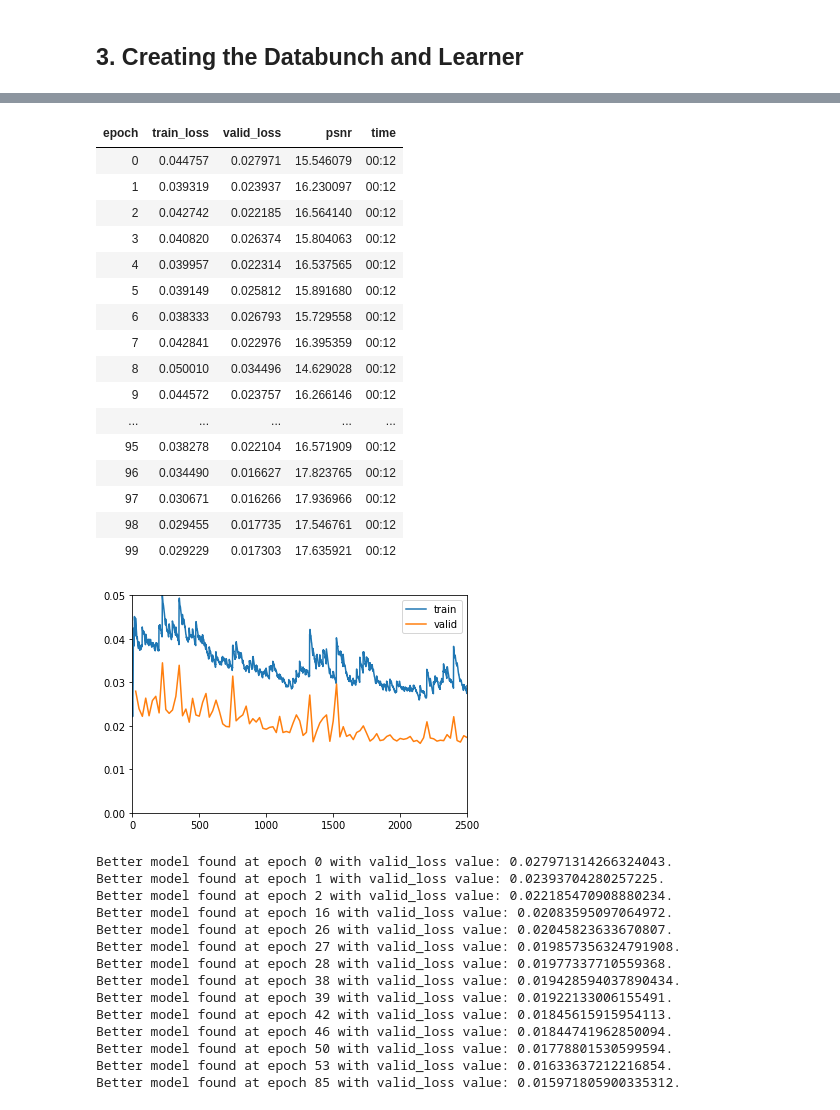
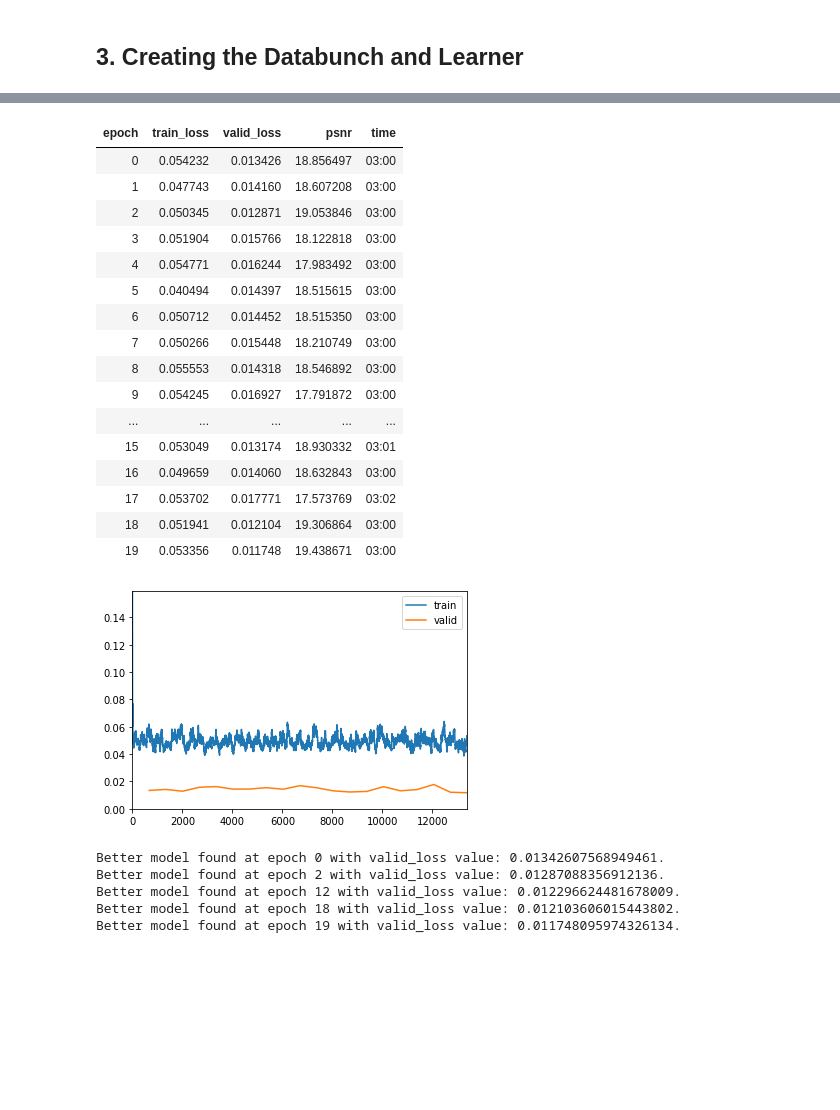
Before and after one commit to thiagodma/Pytorch_exs, a Jupyter notebook: FillNet/fillNet.ipynb, the cells around one changed output, grey strips where cells are left out. Cells and saved outputs as stored; diff of their text form; code cells hidden in the pictures; blank space fills up the shorter version.

Commit message:
finished training with imagenette

```diff
--- a/FillNet/fillNet.ipynb
+++ b/FillNet/fillNet.ipynb
@@ -73,24 +73,22 @@ class CustomDataset(Dataset):
     def __getitem__(self,idx):
         if torch.is_tensor(idx):
             idx = idx.tolist()
-        #import pdb;pdb.set_trace()
+
         img = io.imread(self.files[idx])
         if len(img.shape) < 3:
-            aux = np.zeros(shape=(160,160,3))
+            aux = np.zeros(shape=(img.shape[0],img.shape[1],3), dtype=np.uint8)
             aux[:,:,0] = img
             aux[:,:,1] = img
             aux[:,:,2] = img
             img = aux
 
-        #import pdb;pdb.set_trace()
-        #img = img.transpose((2,0,1))
-        #img = torch.from_numpy(img)
-
         if self.tfms:
-            #import pdb;pdb.set_trace()
+            #try:
             img = self.tfms(Image.fromarray(img))
-        #import pdb;pdb.set_trace()
-
+            #except:
+            #    print(self.files[idx])
+            #    print(img.shape)
+            #    import pdb;pdb.set_trace()
 
         row_init = np.random.randint(0,img.shape[1]-self.window_size)
         col_init = np.random.randint(0,img.shape[2]-self.window_size)
@@ -131,6 +129,6 @@ valid_ds.show(0)
 # %%
-train_dl = DataLoader(train_ds, batch_size=32,shuffle=True,num_workers=2)
-valid_dl = DataLoader(train_ds, batch_size=32,shuffle=True,num_workers=2)
+train_dl = DataLoader(train_ds, batch_size=16,shuffle=True,num_workers=2)
+valid_dl = DataLoader(train_ds, batch_size=16,shuffle=True,num_workers=2)
 # %%
 inputs, classes = next(iter(train_dl))
 # %%
@@ -194,5 +193,5 @@ Min loss divided by 10: 4.47E-01
 # %%
-learn.fit_one_cycle(20, max_lr=9.12e-4,
+learn.fit_one_cycle(20, max_lr=6.92e-4,
                     callbacks=[callbacks.SaveModelCallback(learn, every='improvement', monitor='valid_loss', name='stage-1')],)
 # %% [output]
 | epoch | train_loss | valid_loss | psnr | time |
@@ -257,4 +251,4 @@ def show_results(learn,figsize=(5,5)):
     ax2.imshow(pred.astype(np.uint8))
     ax2.title.set_text('Prediction')
 # %%
-learn.load('stage-1')
+_ = learn.load('stage-1')
@@ -288,37 +297,28 @@ LR Finder is complete, type {learner_name}.recorder.plot() to see the graph.
 # %%
-learn.fit_one_cycle(100, slice(1e-6,1e-4),
+learn.fit_one_cycle(20, slice(1e-5,1e-3),
                     callbacks=[callbacks.SaveModelCallback(learn, every='improvement', monitor='valid_loss', name='stage-2')])
 # %% [output]
 | epoch | train_loss | valid_loss | psnr | time |
-| 0 | 0.044757 | 0.027971 | 15.546079 | 00:12 |
-| 1 | 0.039319 | 0.023937 | 16.230097 | 00:12 |
-| 2 | 0.042742 | 0.022185 | 16.564140 | 00:12 |
-| 3 | 0.040820 | 0.026374 | 15.804063 | 00:12 |
-| 4 | 0.039957 | 0.022314 | 16.537565 | 00:12 |
-| 5 | 0.039149 | 0.025812 | 15.891680 | 00:12 |
-| 6 | 0.038333 | 0.026793 | 15.729558 | 00:12 |
-| 7 | 0.042841 | 0.022976 | 16.395359 | 00:12 |
-| 8 | 0.050010 | 0.034496 | 14.629028 | 00:12 |
-| 9 | 0.044572 | 0.023757 | 16.266146 | 00:12 |
+| 0 | 0.054232 | 0.013426 | 18.856497 | 03:00 |
+| 1 | 0.047743 | 0.014160 | 18.607208 | 03:00 |
+| 2 | 0.050345 | 0.012871 | 19.053846 | 03:00 |
+| 3 | 0.051904 | 0.015766 | 18.122818 | 03:00 |
+| 4 | 0.054771 | 0.016244 | 17.983492 | 03:00 |
+| 5 | 0.040494 | 0.014397 | 18.515615 | 03:00 |
+| 6 | 0.050712 | 0.014452 | 18.515350 | 03:00 |
+| 7 | 0.050266 | 0.015448 | 18.210749 | 03:00 |
+| 8 | 0.055553 | 0.014318 | 18.546892 | 03:00 |
+| 9 | 0.054245 | 0.016927 | 17.791872 | 03:00 |
 | ... | ... | ... | ... | ... |
-| 95 | 0.038278 | 0.022104 | 16.571909 | 00:12 |
-| 96 | 0.034490 | 0.016627 | 17.823765 | 00:12 |
-| 97 | 0.030671 | 0.016266 | 17.936966 | 00:12 |
-| 98 | 0.029455 | 0.017735 | 17.546761 | 00:12 |
-| 99 | 0.029229 | 0.017303 | 17.635921 | 00:12 |
+| 15 | 0.053049 | 0.013174 | 18.930332 | 03:01 |
+| 16 | 0.049659 | 0.014060 | 18.632843 | 03:00 |
+| 17 | 0.053702 | 0.017771 | 17.573769 | 03:02 |
+| 18 | 0.051941 | 0.012104 | 19.306864 | 03:00 |
+| 19 | 0.053356 | 0.011748 | 19.438671 | 03:00 |
-[figure, old version]
+[figure, new version]
-Better model found at epoch 0 with valid_loss value: 0.027971314266324043.
-Better model found at epoch 1 with valid_loss value: 0.02393704280257225.
-Better model found at epoch 2 with valid_loss value: 0.022185470908880234.
-Better model found at epoch 16 with valid_loss value: 0.02083595097064972.
-Better model found at epoch 26 with valid_loss value: 0.02045823633670807.
-Better model found at epoch 27 with valid_loss value: 0.019857356324791908.
-Better model found at epoch 28 with valid_loss value: 0.01977337710559368.
-Better model found at epoch 38 with valid_loss value: 0.019428594037890434.
-Better model found at epoch 39 with valid_loss value: 0.01922133006155491.
-Better model found at epoch 42 with valid_loss value: 0.01845615915954113.
-Better model found at epoch 46 with valid_loss value: 0.01844741962850094.
-Better model found at epoch 50 with valid_loss value: 0.01778801530599594.
-Better model found at epoch 53 with valid_loss value: 0.01633637212216854.
-Better model found at epoch 85 with valid_loss value: 0.015971805900335312.
+Better model found at epoch 0 with valid_loss value: 0.01342607568949461.
+Better model found at epoch 2 with valid_loss value: 0.01287088356912136.
+Better model found at epoch 12 with valid_loss value: 0.012296624481678009.
+Better model found at epoch 18 with valid_loss value: 0.012103606015443802.
+Better model found at epoch 19 with valid_loss value: 0.011748095974326134.
 # %%
```
Also changed, not shown: parts of 20 cells of this notebook.
